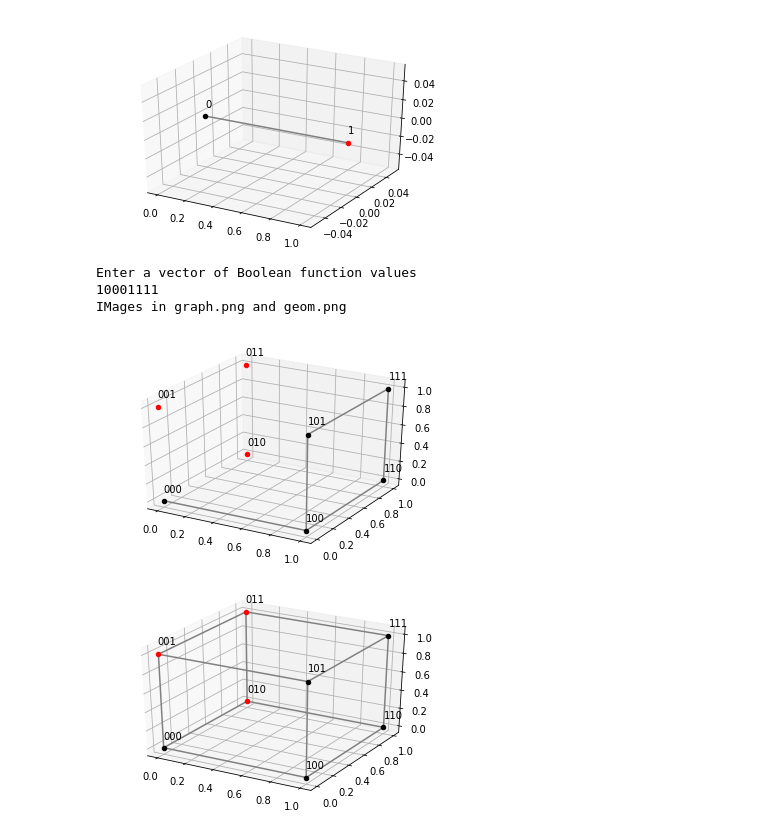
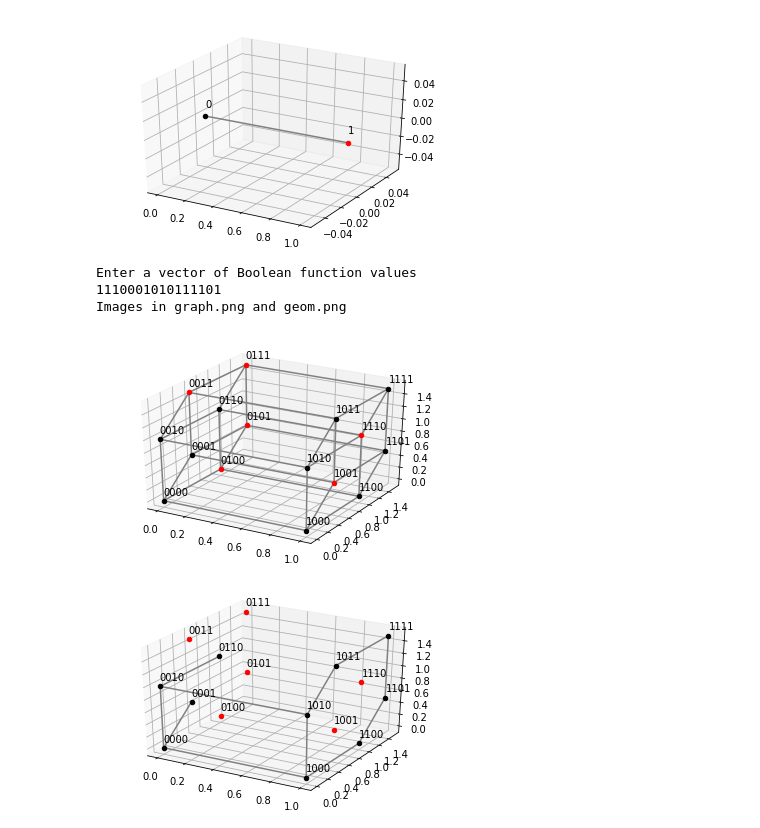
Before and after one commit to Danr0/boolfunc, a Jupyter notebook: boolfunc.ipynb, the cells around one changed output. Cells and saved outputs as stored; diff of their text form; code cells hidden in the pictures.

```diff
--- a/boolfunc.ipynb
+++ b/boolfunc.ipynb
@@ -505,7 +505,7 @@ geom1()
 # %%
 %matplotlib inline
 
-import matplotlib.pyplot
+import matplotlib.pyplot as plt
 from mpl_toolkits.mplot3d import Axes3D
 
 def to_bin(x, n):
@@ -603,7 +603,7 @@ def geom3():
             ax.scatter(int(tmp[0]),int(tmp[1]),int(tmp[2]),c="black")
         else:
             ax.scatter(int(tmp[0]),int(tmp[1]),int(tmp[2]),c="red")
-        ax.text(int(tmp[0]),int(tmp[1]),int(tmp[2])+0.1, tmp)
+        ax.text(int(tmp[0]),int(tmp[1]),int(tmp[2])+textd, tmp)
     for i in range(0,2**N):
         for j in range(i+1,2**N):
             fir = to_bin(i,N)
@@ -621,7 +621,7 @@ def graph3():
             ax.scatter(int(tmp[0]),int(tmp[1]),int(tmp[2]),c="black")
         else:
             ax.scatter(int(tmp[0]),int(tmp[1]),int(tmp[2]),c="red")
-        ax.text(int(tmp[0]),int(tmp[1]),int(tmp[2])+0.1, tmp)
+        ax.text(int(tmp[0]),int(tmp[1]),int(tmp[2])+textd, tmp)
     for i in range(0,2**N):
         for j in range(i+1,2**N):
             fir = to_bin(i,N)
@@ -631,42 +631,84 @@ def graph3():
     fig.savefig('graph.png')
 
 
+def geom4():
+    fig = plt.figure()
+    ax = fig.add_subplot(111, projection='3d')
+    for i in range(0,2**N):
+        tmp=to_bin(i,N)
+        if(data[tmp]==1):
+            ax.scatter(int(tmp[0]),int(tmp[1])+d*int(tmp[3]),int(tmp[2])+d*int(tmp[3]),c="black")
+        else:
+            ax.scatter(int(tmp[0]),int(tmp[1])+d*int(tmp[3]),int(tmp[2])+d*int(tmp[3]),c="red")
+        ax.text(int(tmp[0]),int(tmp[1])+d*int(tmp[3]),int(tmp[2])+textd+d*int(tmp[3]), tmp)
+    for i in range(0,2**N):
+        for j in range(i+1,2**N):
+            fir = to_bin(i,N)
+            sec = to_bin(j,N)
+            if contiguity(fir,sec):
+                ax.plot([int(fir[0]),int(sec[0])], [int(fir[1])+d*int(fir[3]),int(sec[1])+d*int(sec[3])],zs=[int(fir[2])+d*int(fir[3]),int(sec[2])+d*int(sec[3])],color='grey')
+    fig.savefig('geom.png')
+
+def graph4():
+    fig = plt.figure()
+    ax = fig.add_subplot(111, projection='3d')
+    for i in range(0,2**N):
+        tmp=to_bin(i,N)
+        if(data[tmp]==1):
+            ax.scatter(int(tmp[0]),int(tmp[1])+d*int(tmp[3]),int(tmp[2])+d*int(tmp[3]),c="black")
+        else:
+            ax.scatter(int(tmp[0]),int(tmp[1])+d*int(tmp[3]),int(tmp[2])+d*int(tmp[3]),c="red")
+        ax.text(int(tmp[0]),int(tmp[1])+d*int(tmp[3]),int(tmp[2])+textd+d*int(tmp[3]), tmp)
+    for i in range(0,2**N):
+        for j in range(i+1,2**N):
+            fir = to_bin(i,N)
+            sec = to_bin(j,N)
+            if data[fir]==1 and data[sec]==1 and contiguity(fir,sec):
+                ax.plot([int(fir[0]),int(sec[0])], [int(fir[1])+d*int(fir[3]),int(sec[1])+d*int(sec[3])],zs=[int(fir[2])+d*int(fir[3]),int(sec[2])+d*int(sec[3])],color='grey')
+    fig.savefig('graph.png')
+
+
+d=0.5
+textd=0.1
 data = dict()
 N=0
 while N == 0:
     print('Enter a vector of Boolean function values')
     inp=input()
-    for i in range(4):
+    for i in range(5):
         if len(inp)==2**i:
             N=i
             for i in inp:
                 if i!='1' and i!='0':
                     N=0
 
 for i in range(0,2**N):
     data[to_bin(i,N)]=int(inp[i])
 
 for i in range(0,2**N):
     for j in range(i+1,2**N):
         fir = to_bin(i,N)
         sec = to_bin(j,N)
         if data[fir]==1 and data[sec]==1 and contiguity(fir,sec):
             ax.plot([fir[0],sec[0]], [0,0],zs=[0,0])
 
 if N == 1:
     geom1()
     graph1()
 elif N == 2:
     geom2()
     graph2()
 elif N==3:
     geom3()
     graph3()
+elif N==4:
+    geom4()
+    graph4()
 
-print('IMages in graph.png and geom.png')
+print('Images in graph.png and geom.png')
 # %% [output]
 Enter a vector of Boolean function values
-10001111
-IMages in graph.png and geom.png
+1110001010111101
+Images in graph.png and geom.png
-[figure, old version]
+[figure, new version]
-[figure, old version]
+[figure, new version]
```
